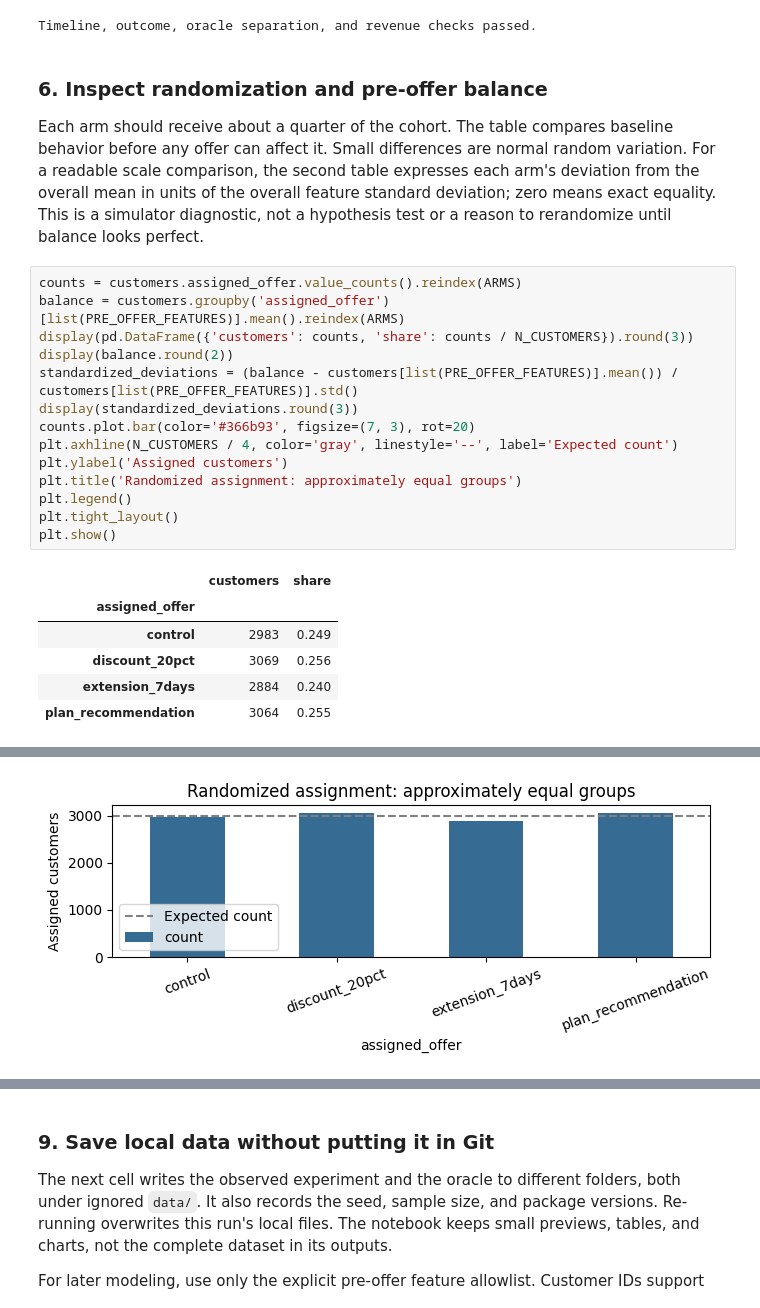
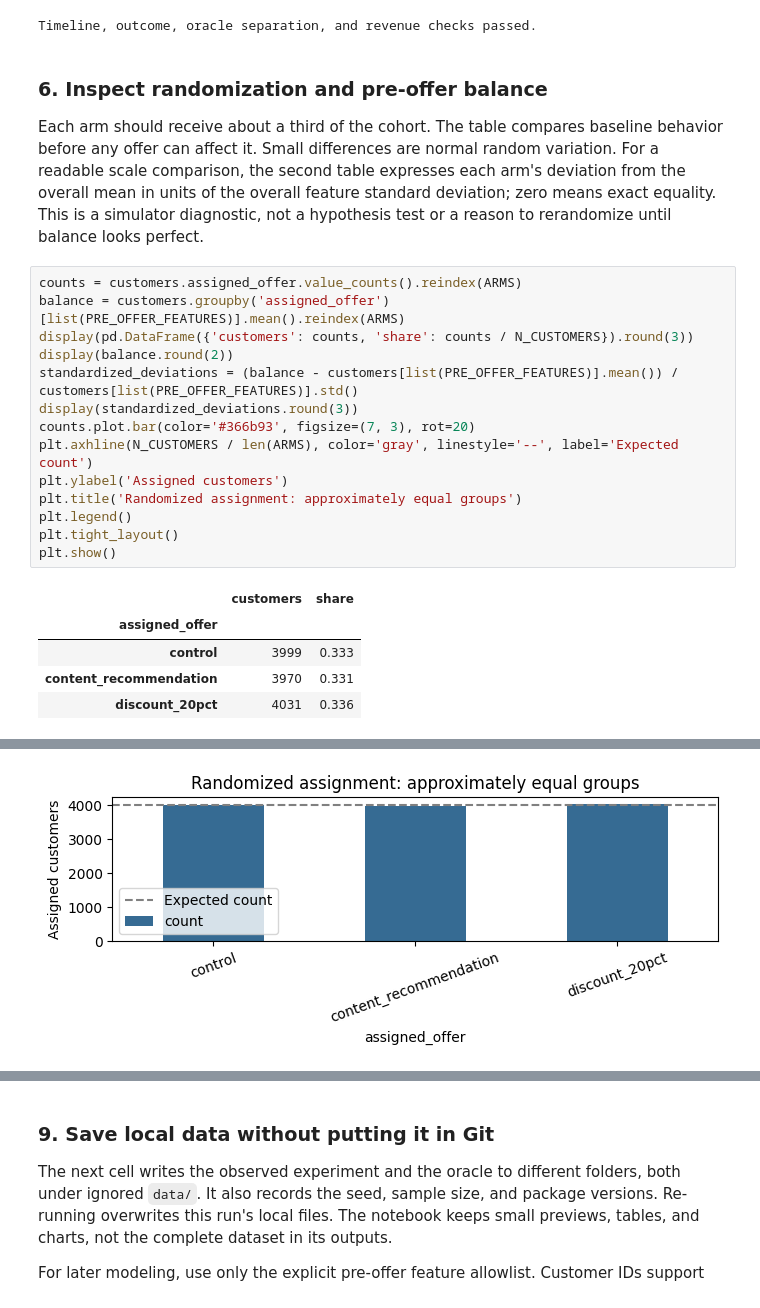
Before and after one commit to KDHAN123/Customer-decisioning-platform, a Jupyter notebook: notebooks/01_synthetic_retention_experiment.ipynb, the cells around one changed output, grey strips where cells are left out. Cells and saved outputs as stored; diff of their text form.

```diff
--- a/notebooks/01_synthetic_retention_experiment.ipynb
+++ b/notebooks/01_synthetic_retention_experiment.ipynb
@@ -143,7 +160,7 @@ Timeline, outcome, oracle separation, and revenue checks passed.
 # %% [markdown]
 ### 6. Inspect randomization and pre-offer balance
 
-Each arm should receive about a quarter of the cohort. The table compares baseline behavior before any offer can affect it. Small differences are normal random variation. For a readable scale comparison, the second table expresses each arm's deviation from the overall mean in units of the overall feature standard deviation; zero means exact equality. This is a simulator diagnostic, not a hypothesis test or a reason to rerandomize until balance looks perfect.
+Each arm should receive about a third of the cohort. The table compares baseline behavior before any offer can affect it. Small differences are normal random variation. For a readable scale comparison, the second table expresses each arm's deviation from the overall mean in units of the overall feature standard deviation; zero means exact equality. This is a simulator diagnostic, not a hypothesis test or a reason to rerandomize until balance looks perfect.
 # %%
 counts = customers.assigned_offer.value_counts().reindex(ARMS)
 balance = customers.groupby('assigned_offer')[list(PRE_OFFER_FEATURES)].mean().reindex(ARMS)
@@ -152,7 +169,7 @@ display(balance.round(2))
 standardized_deviations = (balance - customers[list(PRE_OFFER_FEATURES)].mean()) / customers[list(PRE_OFFER_FEATURES)].std()
 display(standardized_deviations.round(3))
 counts.plot.bar(color='#366b93', figsize=(7, 3), rot=20)
-plt.axhline(N_CUSTOMERS / 4, color='gray', linestyle='--', label='Expected count')
+plt.axhline(N_CUSTOMERS / len(ARMS), color='gray', linestyle='--', label='Expected count')
 plt.ylabel('Assigned customers')
 plt.title('Randomized assignment: approximately equal groups')
 plt.legend()
@@ -161,7 +178,6 @@ plt.show()
 # %% [output]
 |  | customers | share |
 | assigned_offer |  |  |
-| control | 2983 | 0.249 |
-| discount_20pct | 3069 | 0.256 |
-| extension_7days | 2884 | 0.240 |
-| plan_recommendation | 3064 | 0.255 |
+| control | 3999 | 0.333 |
+| content_recommendation | 3970 | 0.331 |
+| discount_20pct | 4031 | 0.336 |
@@ -180,2 +194,2 @@ plt.show()
-[figure, old version]
+[figure, new version]
 # %% [markdown]
```
Also changed, not shown: parts of 17 cells of this notebook, 4 other files.
